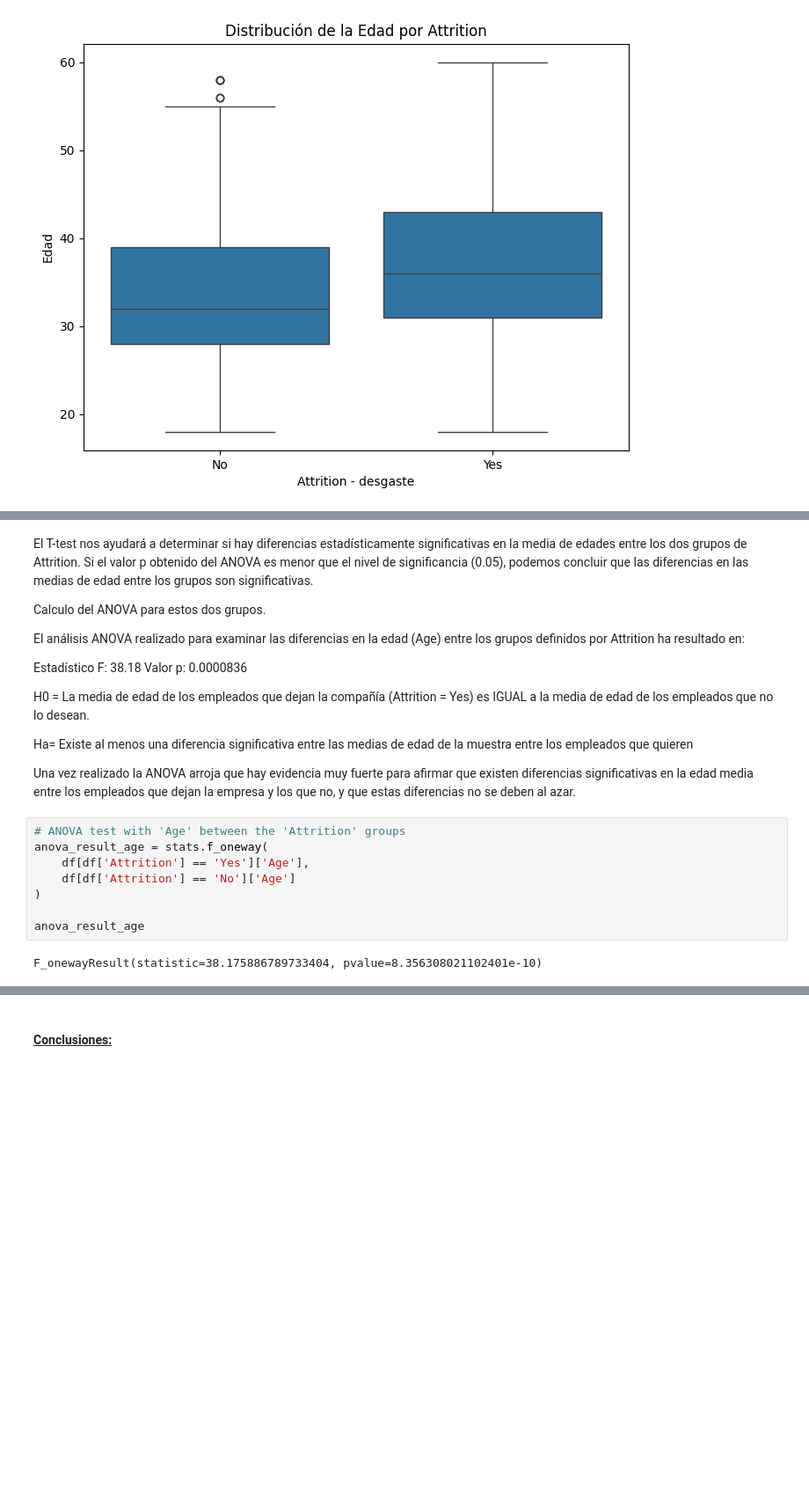
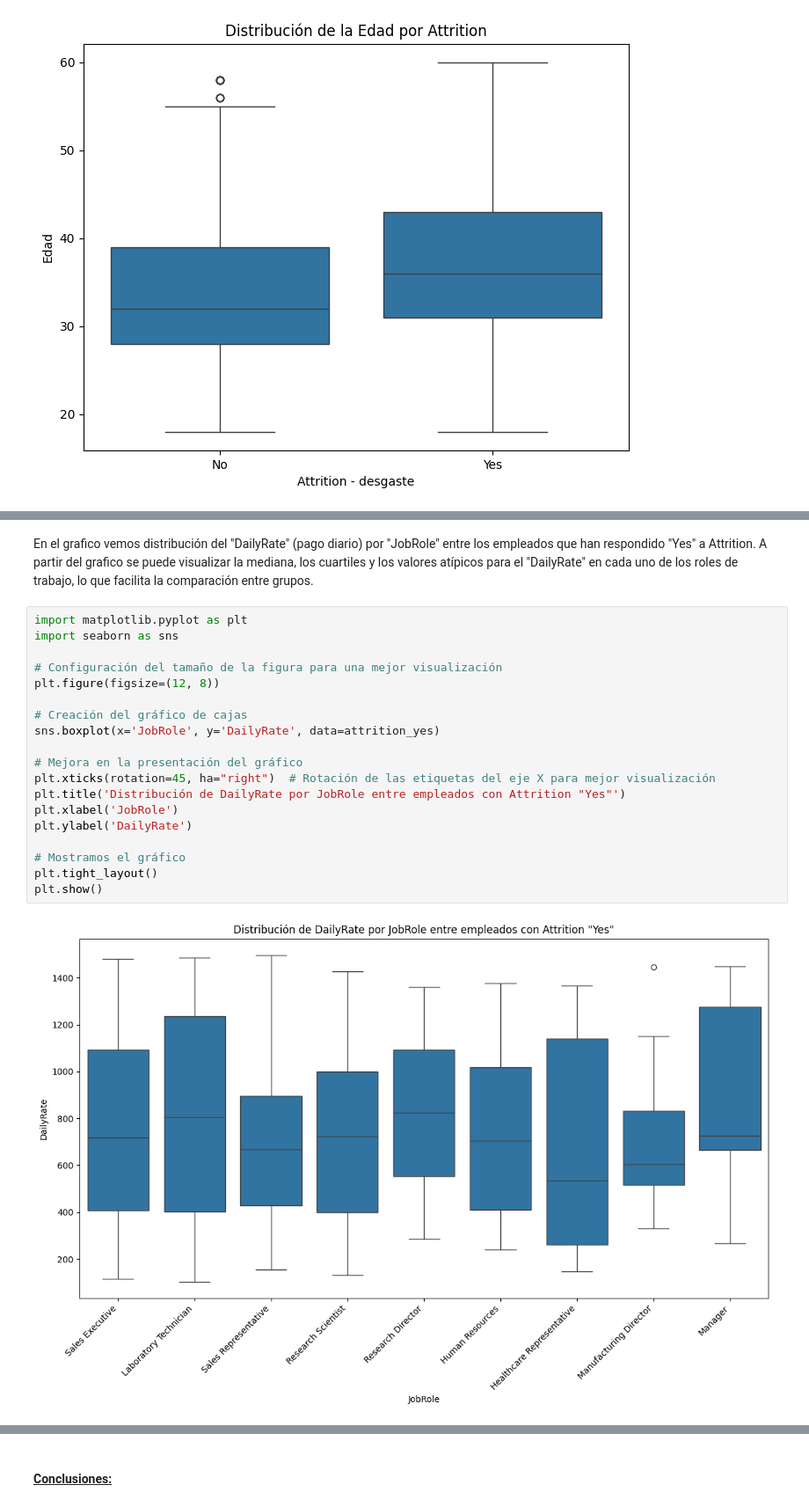
Before and after one commit to hugofmr/estadistica_edem, a Jupyter notebook: andres_attrition_hm.ipynb, the cells around one changed output, grey strips where cells are left out. Shown at 88% size. Saved outputs shown, nothing was run; the diff lists cells and outputs as text; blank space fills up the shorter version.

```diff
--- a/andres_attrition_hm.ipynb
+++ b/andres_attrition_hm.ipynb
@@ -254,26 +255,23 @@ plt.show()
-# %% [markdown]
-El T-test nos ayudará a determinar si hay diferencias estadísticamente significativas en la media de edades entre los dos grupos de Attrition. Si el valor p obtenido del ANOVA es menor que el nivel de significancia (0.05), podemos concluir que las diferencias en las medias de edad entre los grupos son significativas.
-
-Calculo del ANOVA para estos dos grupos.
-
-El análisis ANOVA realizado para examinar las diferencias en la edad (Age) entre los grupos definidos por Attrition ha resultado en:
-
-Estadístico F: 38.18
-Valor p: 0.0000836
-
-
-H0 = La media de edad de los empleados que  dejan la compañía (Attrition = Yes) es IGUAL a la media de edad de los empleados que no lo desean.
-
-Ha= Existe al menos una diferencia significativa entre las medias de edad de la muestra entre los empleados que quieren
-
-Una vez realizado la ANOVA arroja que hay evidencia muy fuerte para afirmar que existen diferencias significativas en la edad media entre los empleados que dejan la empresa y los que no, y que estas diferencias no se deben al azar.
-# %%
-# ANOVA test with 'Age' between the 'Attrition' groups
-anova_result_age = stats.f_oneway(
-    df[df['Attrition'] == 'Yes']['Age'],
-    df[df['Attrition'] == 'No']['Age']
-)
-
-anova_result_age
-# %% [output]
-F_onewayResult(statistic=38.175886789733404, pvalue=8.356308021102401e-10)
+# %% [markdown]
+En el grafico vemos distribución del "DailyRate" (pago diario) por "JobRole" entre los empleados que han respondido "Yes" a Attrition. A partir del  grafico se puede visualizar la mediana, los cuartiles y los valores atípicos para el "DailyRate" en cada uno de los roles de trabajo, lo que facilita la comparación entre grupos.
+# %%
+import matplotlib.pyplot as plt
+import seaborn as sns
+
+# Configuración del tamaño de la figura para una mejor visualización
+plt.figure(figsize=(12, 8))
+
+# Creación del gráfico de cajas
+sns.boxplot(x='JobRole', y='DailyRate', data=attrition_yes)
+
+# Mejora en la presentación del gráfico
+plt.xticks(rotation=45, ha="right")  # Rotación de las etiquetas del eje X para mejor visualización
+plt.title('Distribución de DailyRate por JobRole entre empleados con Attrition "Yes"')
+plt.xlabel('JobRole')
+plt.ylabel('DailyRate')
+
+# Mostramos el gráfico
+plt.tight_layout()
+plt.show()
+# %% [output]
+[figure, added]
```
Also changed, not shown: parts of 7 cells of this notebook.
